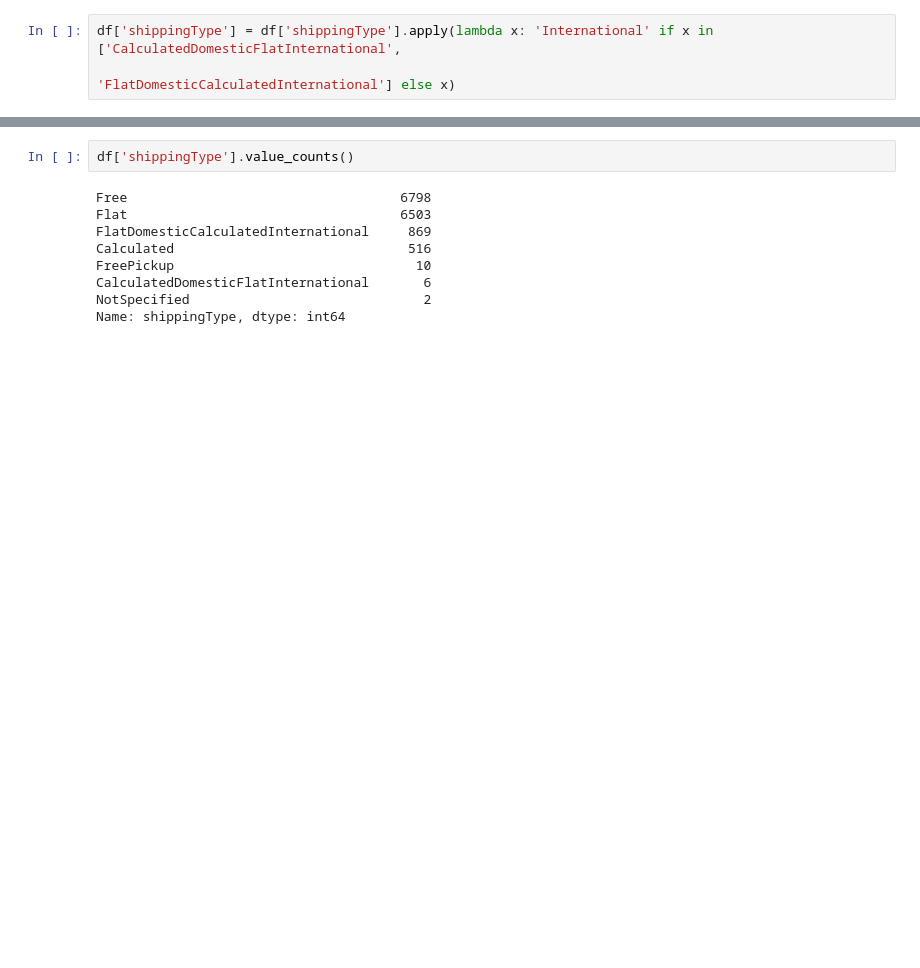
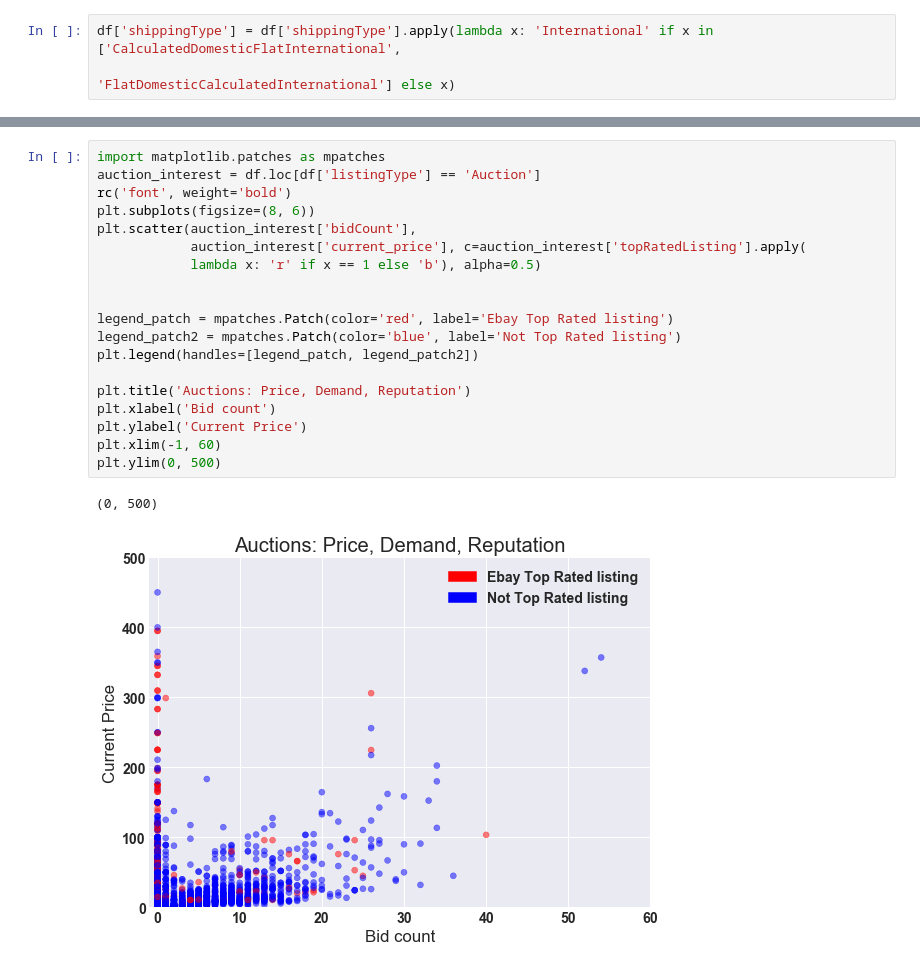
Before and after one commit to slevin886/Roman_Coin_Pricing, a Jupyter notebook: Roman_Coin_EDA .ipynb, the cells around one changed output, grey strips where cells are left out. Saved outputs shown, nothing was run; the diff lists cells and outputs as text; blank space fills up the shorter version.

```diff
--- a/Roman_Coin_EDA .ipynb
+++ b/Roman_Coin_EDA .ipynb
@@ -158,11 +169,22 @@ plt.title('Cos')
-# %%
-df['shippingType'].value_counts()
-# %% [output]
-Free                                   6798
-Flat                                   6503
-FlatDomesticCalculatedInternational     869
-Calculated                              516
-FreePickup                               10
-CalculatedDomesticFlatInternational       6
-NotSpecified                              2
-Name: shippingType, dtype: int64
+# %%
+import matplotlib.patches as mpatches
+auction_interest = df.loc[df['listingType'] == 'Auction']
+rc('font', weight='bold')
+plt.subplots(figsize=(8, 6))
+plt.scatter(auction_interest['bidCount'],
+            auction_interest['current_price'], c=auction_interest['topRatedListing'].apply(
+            lambda x: 'r' if x == 1 else 'b'), alpha=0.5)
+
+
+legend_patch = mpatches.Patch(color='red', label='Ebay Top Rated listing')
+legend_patch2 = mpatches.Patch(color='blue', label='Not Top Rated listing')
+plt.legend(handles=[legend_patch, legend_patch2])
+
+plt.title('Auctions: Price, Demand, Reputation')
+plt.xlabel('Bid count')
+plt.ylabel('Current Price')
+plt.xlim(-1, 60)
+plt.ylim(0, 500)
+# %% [output]
+(0, 500)
+[figure, added]
```
Also changed, not shown: parts of 17 cells of this notebook.
